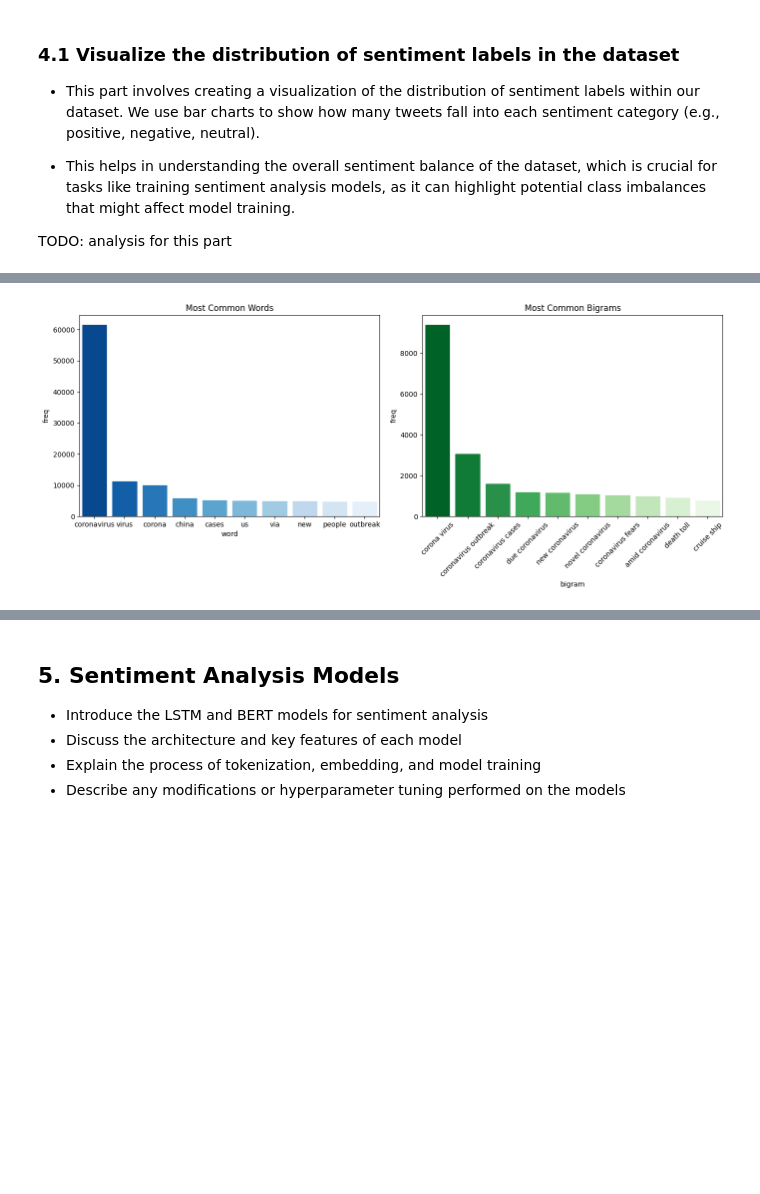
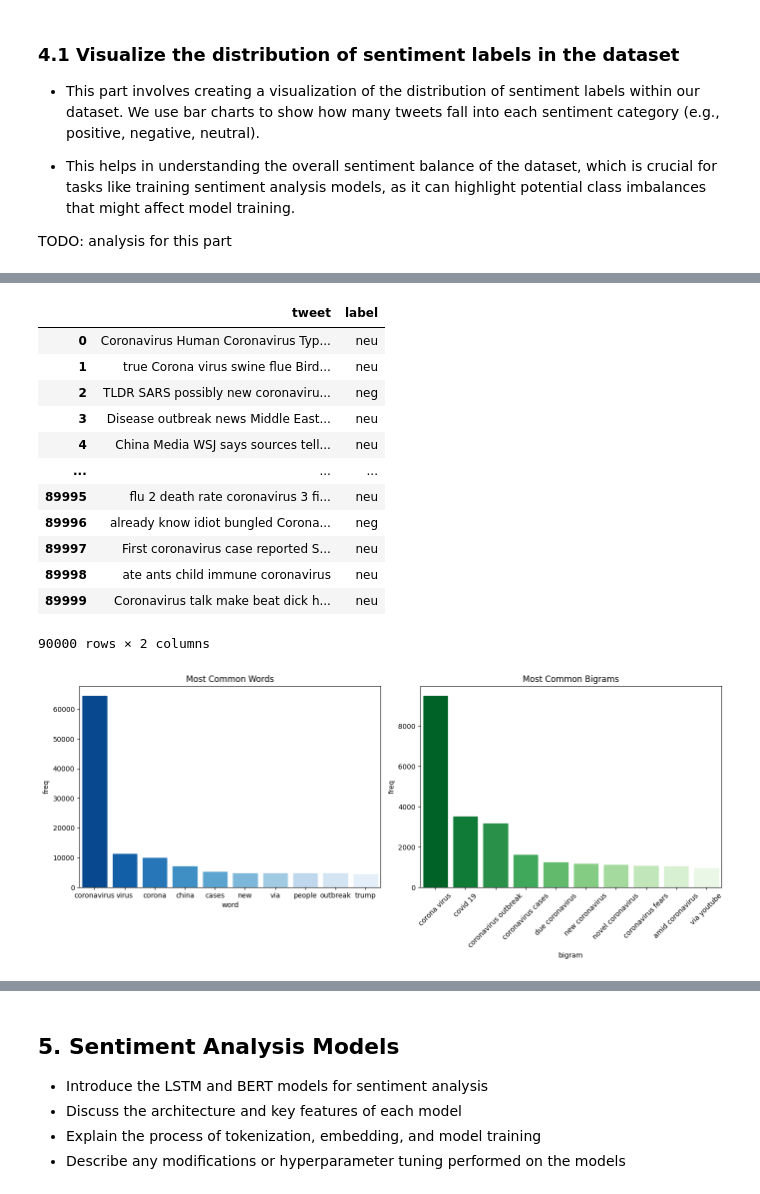
Before and after one commit to Lexian-6/Sentiment-Analysis-towards-COVID-19-on-Twitter, a Jupyter notebook: COVIDSenti_Analysis.ipynb, the cells around one changed output, grey strips where cells are left out. Saved outputs shown, nothing was run; the diff lists cells and outputs as text; code cells hidden in the pictures; blank space fills up the shorter version.

```diff
--- a/COVIDSenti_Analysis.ipynb
+++ b/COVIDSenti_Analysis.ipynb
@@ -417,5 +382,21 @@ original_df = original_df.drop('tweet_length', axis=1)
+# %%
+no_stopwords_df
+# %% [output]
+|  | tweet | label |
+| 0 | Coronavirus Human Coronavirus Typ... | neu |
+| 1 | true Corona virus swine flue Bird... | neu |
+| 2 | TLDR SARS possibly new coronaviru... | neg |
+| 3 | Disease outbreak news Middle East... | neu |
+| 4 | China Media WSJ says sources tell... | neu |
+| ... | ... | ... |
+| 89995 | flu 2 death rate coronavirus 3 fi... | neu |
+| 89996 | already know idiot bungled Corona... | neg |
+| 89997 | First coronavirus case reported S... | neu |
+| 89998 | ate ants child immune coronavirus | neu |
+| 89999 | Coronavirus talk make beat dick h... | neu |
+90000 rows × 2 columns
 # %%
-# @title #### 4.3 Identify the most common words and bigrams in each sentiment class
+
 from sklearn.feature_extraction.text import CountVectorizer
 
 def get_top_n_words(corpus, n=None):
@@ -426,7 +407,7 @@ def get_top_n_words(corpus, n=None):
     words_freq = sorted(words_freq, key=lambda x: x[1], reverse=True)
     return words_freq[:n]
 
-common_words = get_top_n_words(df['tweet'], 10)
+common_words = get_top_n_words(no_stopwords_df['tweet'], 10)
 df_common_words = pd.DataFrame(common_words, columns=['word', 'freq'])
 
 
@@ -438,7 +419,7 @@ def get_top_n_bigram(corpus, n=None):
     words_freq = sorted(words_freq, key=lambda x: x[1], reverse=True)
     return words_freq[:n]
 
-common_bigrams = get_top_n_bigram(df['tweet'], 10)
+common_bigrams = get_top_n_bigram(no_stopwords_df['tweet'], 10)
 df_common_bigrams = pd.DataFrame(common_bigrams, columns=['bigram', 'freq'])
 
 fig, (ax1, ax2) = plt.subplots(1, 2, figsize=(14, 6))
@@ -466,7 +447,7 @@ plt.xticks(rotation=45)
 plt.tight_layout()
 plt.show()
 # %% [output]
-[figure, old version]
+[figure, new version]
 # %%
 for sentiment in ['pos', 'neg', 'neu']:
     print(f"\nMost common words in {sentiment} tweets:")
```
Also changed, not shown: parts of 23 cells of this notebook.
